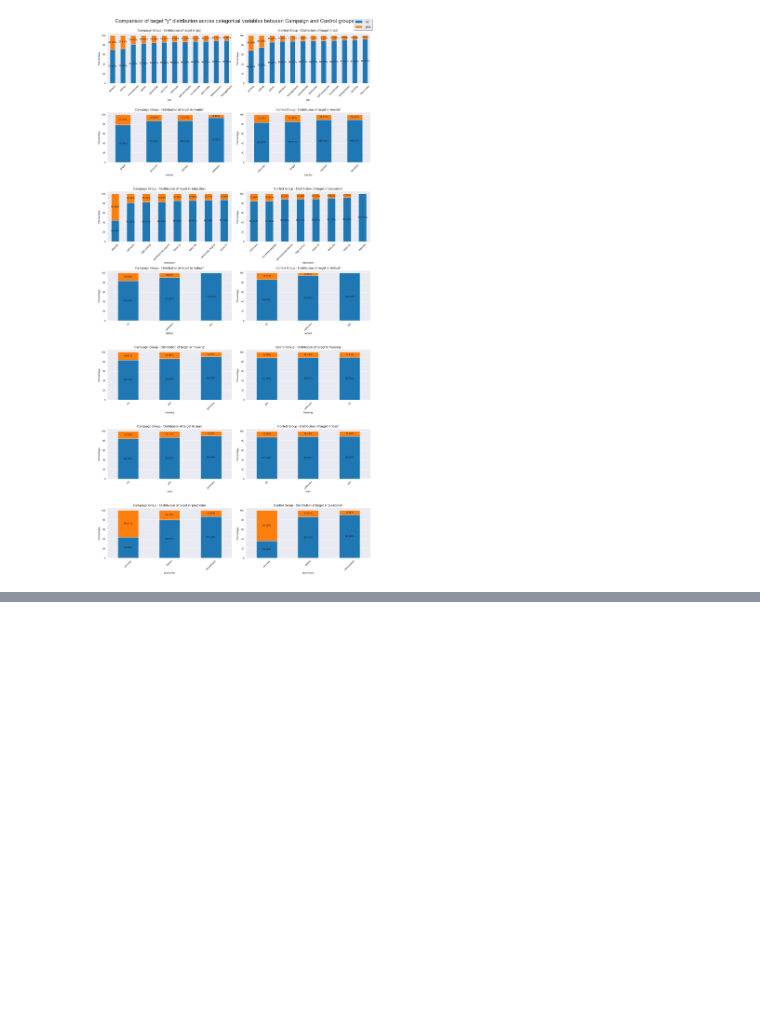
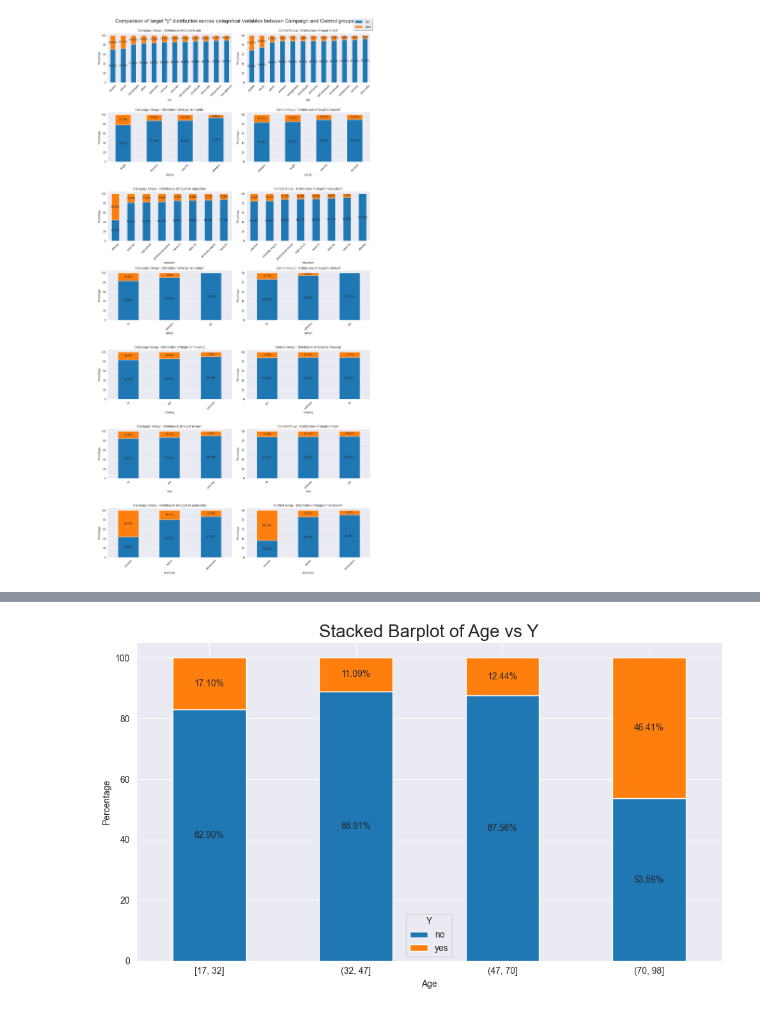
Before and after one commit to zuzannamiazio/RR_project, a Jupyter notebook: project_file.ipynb, the cells around one changed output, grey strips where cells are left out. Saved outputs shown, nothing was run; the diff lists cells and outputs as text; code cells hidden in the pictures; blank space fills up the shorter version.

```diff
--- a/project_file.ipynb
+++ b/project_file.ipynb
@@ -388,0 +446,5 @@ plt.show()
+# %%
+bins = [17, 32, 47, 70, 98]
+labels = ['[17, 32]', '(32, 47]', '(47, 70]', '(70, 98]']
+
+df['age'] = pd.cut(df['age'], bins=bins, labels=labels, right=False)
@@ -388,0 +484,21 @@ plt.show()
+# %%
+category_distribution = df.groupby('age')['y'].value_counts(normalize=True).mul(100).unstack().fillna(0)
+
+ax = category_distribution.plot(kind='bar', stacked=True, figsize=(10, 6))
+plt.title('Stacked Barplot of Age vs Y', size = 20)
+plt.xlabel('Age')
+plt.ylabel('Percentage')
+plt.legend(title='Y')
+plt.xticks(rotation=0)
+
+for p in ax.patches:
+    width = p.get_width()
+    height = p.get_height()
+    x, y = p.get_xy()
+    if height > 0:
+        ax.annotate(f'{height:.2f}%', (x + width / 2, y + height / 2), ha='center', va='center')
+
+plt.tight_layout()
+plt.show()
+# %% [output]
+[figure, added]
```
Also changed, not shown: parts of 18 cells of this notebook.
